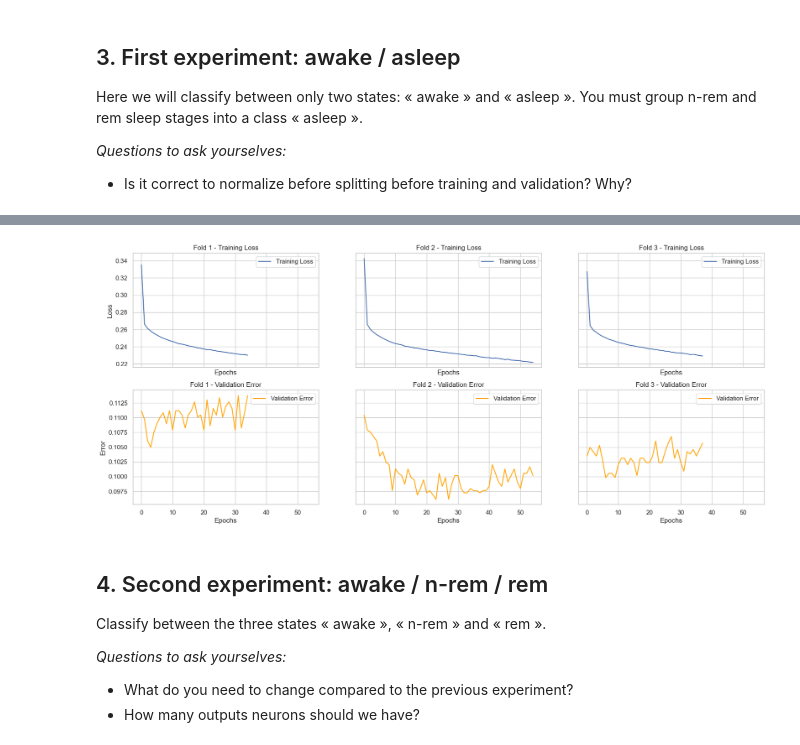
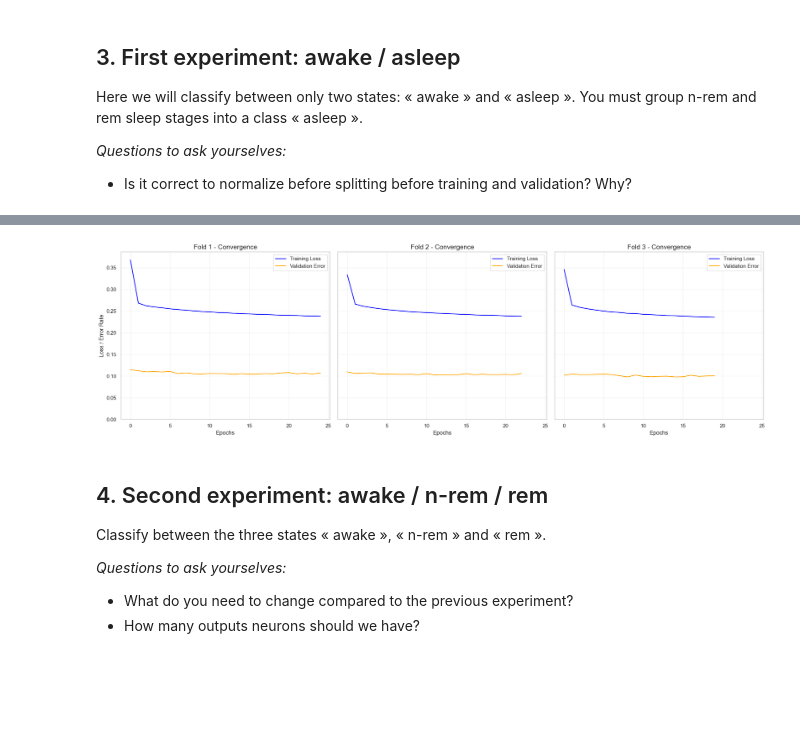
Before and after one commit to Mondotosz/ARN_PW3, a Jupyter notebook: notebook.ipynb, the cells around one changed output, grey strips where cells are left out. Drawn from its saved outputs; the diff is of its cells as text; code cells hidden in the pictures; blank space fills up the shorter version.

Commit message:
feat: experiment 2 with graphs

```diff
--- a/notebook.ipynb
+++ b/notebook.ipynb
@@ -176,7 +176,7 @@ def evaluate_model(model: MLPClassifier, X_train, y_train, X_val, y_val):
     acc = accuracy_score(y_val_encoded, y_pred)
     report = classification_report(y_val_encoded, y_pred)
     conf_matrix = confusion_matrix(y_val_encoded, y_pred)
-    return acc, report, conf_matrix, model
+    return acc, report, conf_matrix, model, le
 # %%
 # Generate the folds
 folds = list(kfold.split(train_data))
@@ -255,25 +255,31 @@ def experiment_1(
             validation_fraction=validation_fraction,
             n_iter_no_change=n_iter_no_change
         )
-        acc, report, conf_matrix, trained_model = evaluate_model(
+        acc, report, conf_matrix, trained_model, le = evaluate_model(
             mlp, X_train, y_train, X_val, y_val
         )
+
         results.append(
             {
                 "fold": fold + 1,
                 "accuracy": acc,
                 "classification_report": report,
                 "confusion_matrix": conf_matrix,
-                "train_loss": trained_model.loss_curve_,
-                "validation_scores": trained_model.validation_scores_,
+                "train_loss": np.array(trained_model.loss_curve_, dtype=np.float64),
+                "validation_scores": np.array(trained_model.validation_scores_, dtype=np.float64),
+                "model": trained_model,
+                "label_encoder": le,
+                "labels": dict(zip(le.classes_, le.transform(le.classes_)))
             }
         )
 
     return results
 # %%
-exp_1_res = experiment_1(tol=1e-5, n_iter_no_change=30, validation_fraction=0.1)
+exp_1_res = experiment_1(tol=1e-5, n_iter_no_change=10, validation_fraction=0.1)
 for res in exp_1_res:
     print(f"Fold {res['fold']} - Accuracy: {res['accuracy']:.4f}")
+    print("Labels")
+    print(res['labels'])
     print("Classification Report:")
     print(res['classification_report'])
     print("Confusion Matrix:")
@@ -300,51 +306,38 @@ Confusion Matrix:
 # %%
 # plot training loss and validation loss for each fold
 
-fig, axes = plt.subplots(2, 3, figsize=(20, 8), sharex=True)
+fig, axes = plt.subplots(1, 3, figsize=(20, 6), sharex=True, sharey=True)
 
-min_loss = None
-max_loss = None
-min_err = None
-max_err = None
+all_values = np.concatenate([
+    np.concatenate([res["train_loss"], 1-res["validation_scores"]]) for res in exp_1_res
+])
+
+global_max = np.nanmax(all_values)
+upper_lim = global_max * 1.05
 
 for idx, res in enumerate(exp_1_res):
-    ax_loss = axes[0, idx]
-    ax_err = axes[1, idx]
+    ax = axes[idx]
+
+    val_error = 1 - res["validation_scores"]
+    ax.plot(res["train_loss"], label="Training Loss", color="blue")
+    ax.plot(val_error, label="Validation Error", color="orange")
+
+    # Formatting
+    ax.set_title(f'Fold {res["fold"]} - Convergence', fontsize=14)
+    ax.set_xlabel('Epochs', fontsize=12)
+    ax.set_ylim(0, upper_lim)  # Force 0 as baseline and sync the top
+    ax.grid(True, alpha=0.3)
 
     if idx == 0:
-        ax_loss.set_ylabel('Loss')
-        ax_err.set_ylabel('Error')
-    else:
-        ax_loss.set_yticklabels([])
-        ax_err.set_yticklabels([])
+        ax.set_ylabel('Loss / Error Rate', fontsize=12)
 
-    ax_loss.plot(res['train_loss'], label='Training Loss')
-    ax_loss.set_title(f'Fold {res["fold"]} - Training Loss')
-    ax_loss.set_xlabel('Epochs')
-    ax_loss.legend()
+    ax.legend(frameon=True, loc='upper right')
 
 
-    ax_err.plot([1 - score for score in res['validation_scores']], label='Validation Error', color='orange')
-    ax_err.set_title(f'Fold {res["fold"]} - Validation Error')
-    ax_err.set_xlabel('Epochs')
-    ax_err.legend()
-
-
-def get_limits(data):
-    d_min, d_max = np.nanmin(data), np.nanmax(data)
-    pad = (d_max - d_min) * 0.05
-    return d_min - pad, d_max + pad
-
-loss_lim = get_limits(np.concatenate([res['train_loss'] for res in exp_1_res]))
-err_lim = get_limits(np.concatenate([[1 - score for score in res['validation_scores']] for res in exp_1_res]))
-
-for i in range(3):
-    axes[0, i].set_ylim(loss_lim)
-    axes[1, i].set_ylim(err_lim)
-
+plt.tight_layout()
 plt.show()
 # %% [output]
-[figure, old version]
+[figure, new version]
 # %% [markdown]
 ## 4. Second experiment: awake / n-rem / rem
 
```
Also changed, not shown: parts of 4 cells of this notebook.
